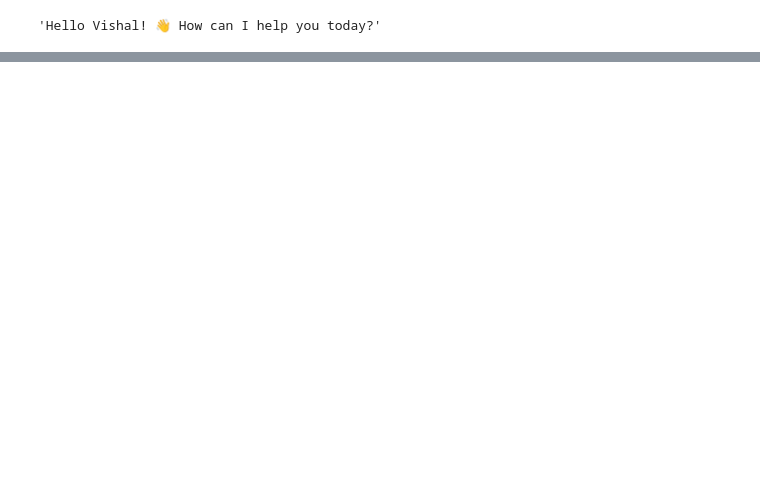
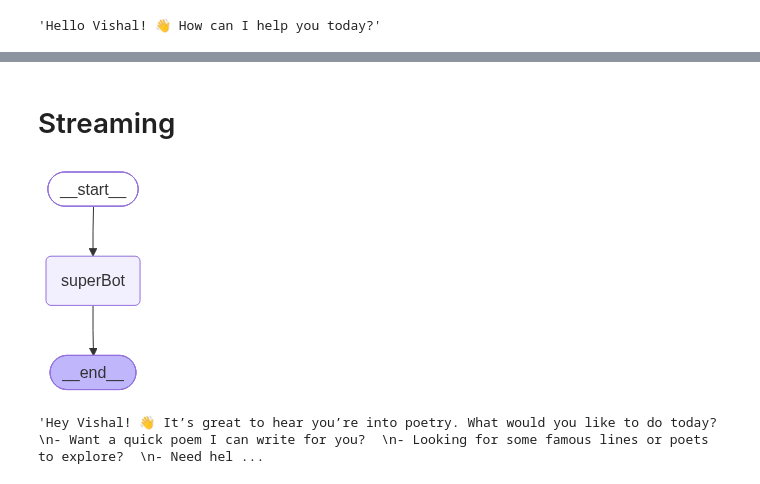
Before and after one commit to vishalhirani978/Agentic_AI_Workspace, a Jupyter notebook: AgenticAILangraph/1-Basic chat bot/1-basicChatbot.ipynb, the cells around one changed output, grey strips where cells are left out. Saved outputs shown, nothing was run; the diff lists cells and outputs as text; code cells hidden in the pictures; blank space fills up the shorter version.

Commit message:
day6 of agentic AI streaming

```diff
--- a/AgenticAILangraph/1-Basic chat bot/1-basicChatbot.ipynb
+++ b/AgenticAILangraph/1-Basic chat bot/1-basicChatbot.ipynb
@@ -349,0 +358,26 @@ responce["messages"][-1].content
+# %% [markdown]
+# Streaming
+# %%
+from langgraph.checkpoint.memory import MemorySaver
+
+memory = MemorySaver()
+# %%
+def superBot(State: State):
+    return {"messages": [llm.invoke(State["messages"])]}
+# %%
+graph= StateGraph(State)
+
+## Node
+graph.add_node("superBot",superBot)
+
+## Edges
+graph.add_edge(START,"superBot")
+graph.add_edge("superBot",END)
+
+graph_builder = graph.compile(checkpointer=memory)
+
+## Display
+from IPython.display import Image,display
+display(Image(graph_builder.get_graph().draw_mermaid_png()))
+# %% [output]
+[figure, added]
@@ -349,0 +387,4 @@ responce["messages"][-1].content
+# %%
+responce["messages"][-1].content
+# %% [output]
+'Hey Vishal! 👋 It’s great to hear you’re into poetry. What would you like to do today?  \n- Want a quick poem I can write for you?  \n- Looking for some famous lines or poets to explore?  \n- Need hel ...
```
Also changed, not shown: parts of 22 cells of this notebook.
